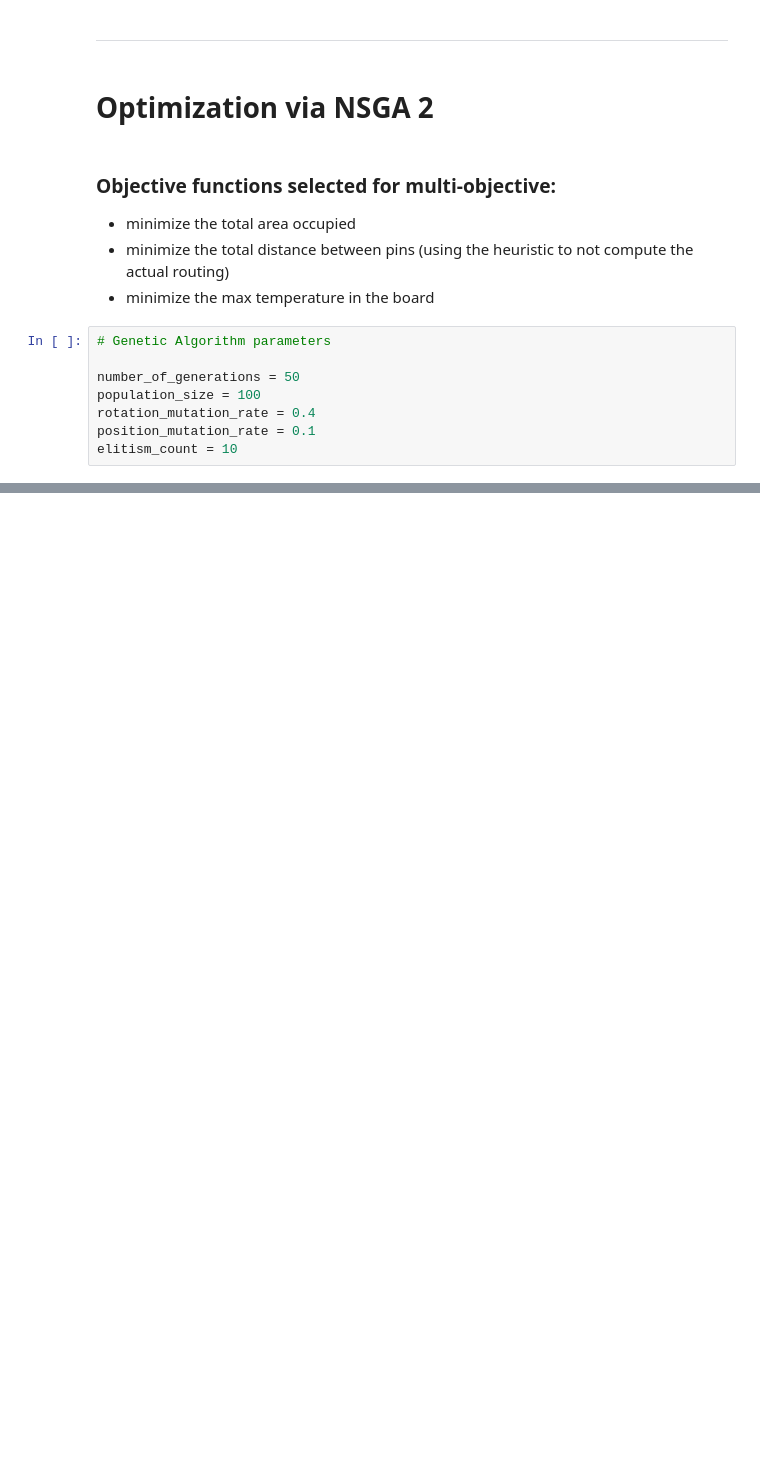
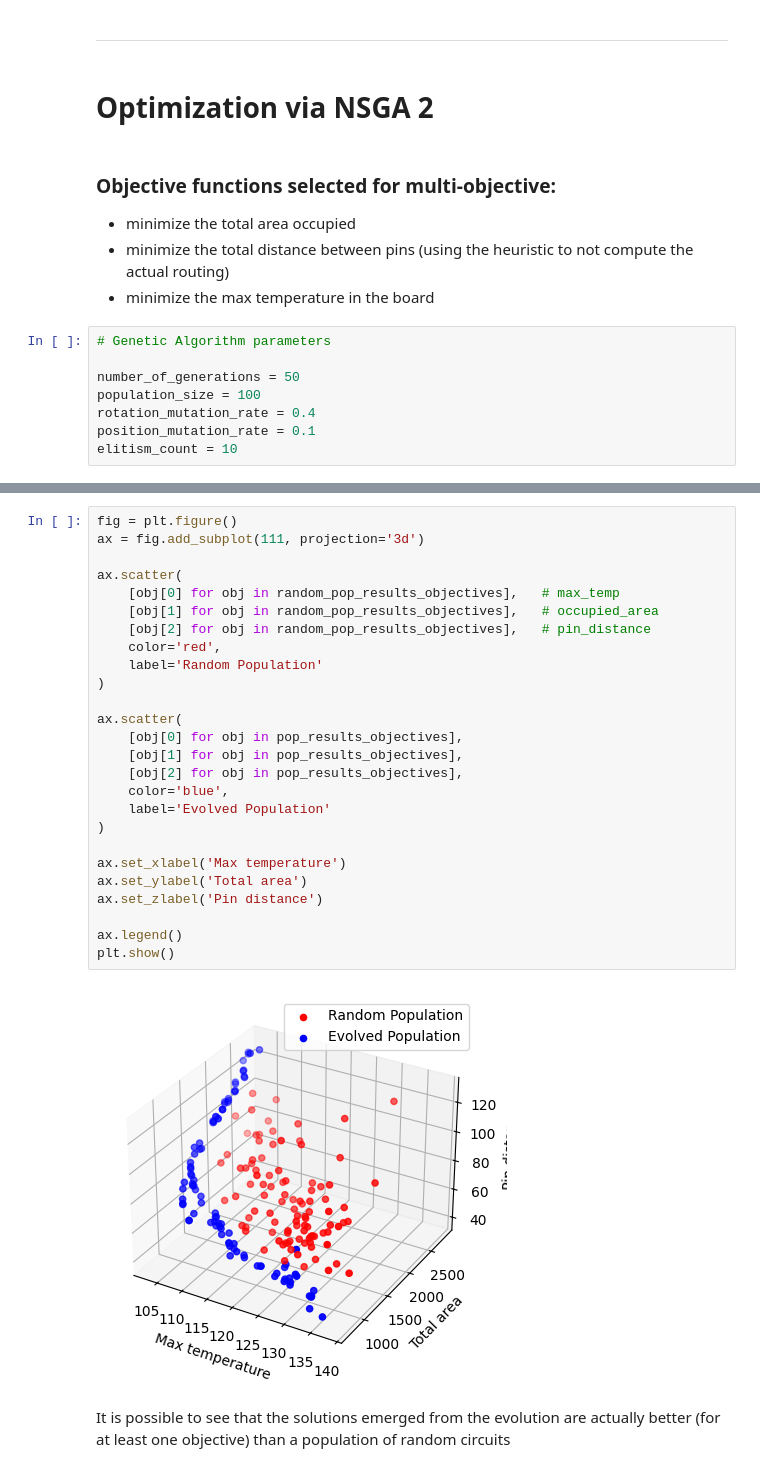
Before and after one commit to LorenzoTonet/PCB_Layout_Optimization, a Jupyter notebook: Test_notebook.ipynb, the cells around one changed output, grey strips where cells are left out. Saved outputs shown, nothing was run; the diff lists cells and outputs as text; blank space fills up the shorter version.

```diff
--- a/Test_notebook.ipynb
+++ b/Test_notebook.ipynb
@@ -123,0 +191,30 @@ plot_pcb(rnd.sample(pop, 1)[0], show_temp=True)
+# %%
+fig = plt.figure()
+ax = fig.add_subplot(111, projection='3d')
+
+ax.scatter(
+    [obj[0] for obj in random_pop_results_objectives],   # max_temp
+    [obj[1] for obj in random_pop_results_objectives],   # occupied_area
+    [obj[2] for obj in random_pop_results_objectives],   # pin_distance
+    color='red',
+    label='Random Population'
+)
+
+ax.scatter(
+    [obj[0] for obj in pop_results_objectives],
+    [obj[1] for obj in pop_results_objectives],
+    [obj[2] for obj in pop_results_objectives],
+    color='blue',
+    label='Evolved Population'
+)
+
+ax.set_xlabel('Max temperature')
+ax.set_ylabel('Total area')
+ax.set_zlabel('Pin distance')
+
+ax.legend()
+plt.show()
+# %% [output]
+[figure, added]
+# %% [markdown]
+It is possible to see that the solutions emerged from the evolution are actually better (for at least one objective) than a population of random circuits
```
Also changed, not shown: parts of 8 cells of this notebook, 5 other files.
